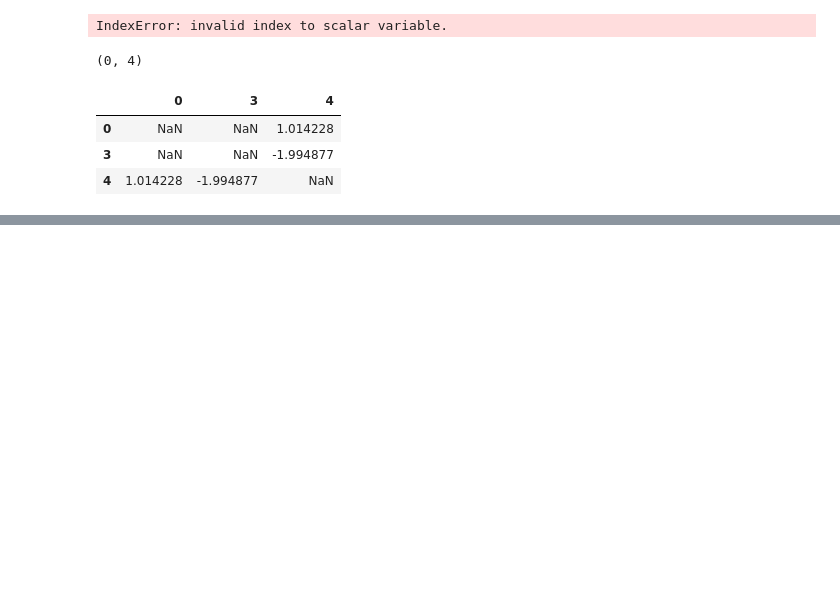
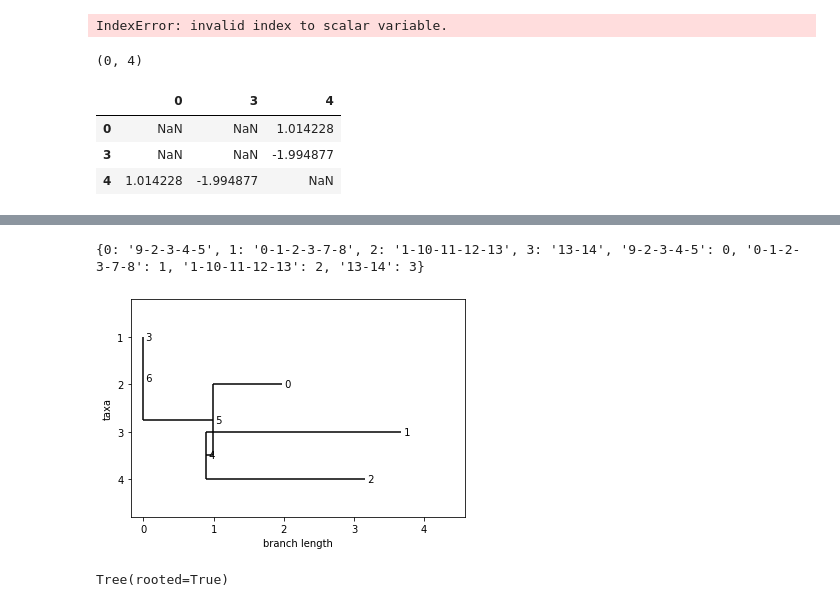
Before and after one commit to maepz/CRISPR_distance, a Jupyter notebook: CRISPR_distance_brouillon.ipynb, the cells around one changed output, grey strips where cells are left out. Drawn from its saved outputs; the diff is of its cells as text; code cells hidden in the pictures; blank space fills up the shorter version.

```diff
--- a/CRISPR_distance_brouillon.ipynb
+++ b/CRISPR_distance_brouillon.ipynb
@@ -1407,0 +1462,15 @@ IndexError: invalid index to scalar variable.
+# %%
+from Bio import Phylo
+Tree,labels=phylogeny_from_CRISPR(arrays,final_dist)
+print(labels)
+# draw_ascii(Tree)
+# Tree.rooted=False
+Phylo.draw(Tree)
+#Phylo.write(Tree,'Test_tree.nwk','newick')
+#Phylo.write(Tree,'Test_mytree.nwk','newick')
+# Phylo.write(Tree,'Test_mytree_main_arrays.nwk','newick')
+Tree
+# %% [output]
+{0: '9-2-3-4-5', 1: '0-1-2-3-7-8', 2: '1-10-11-12-13', 3: '13-14', '9-2-3-4-5': 0, '0-1-2-3-7-8': 1, '1-10-11-12-13': 2, '13-14': 3}
+[figure, added]
+Tree(rooted=True)
```
Also changed, not shown: parts of 6 cells of this notebook, 15 other files.
